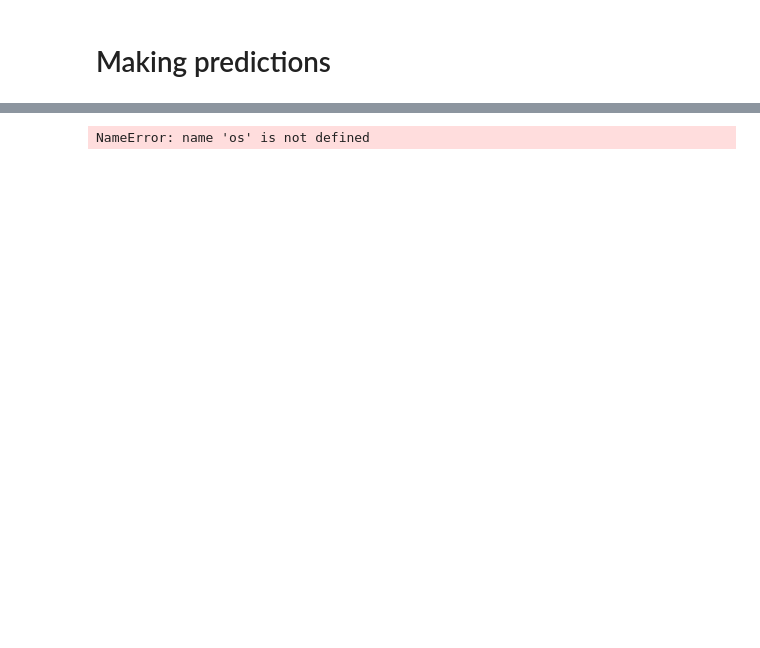
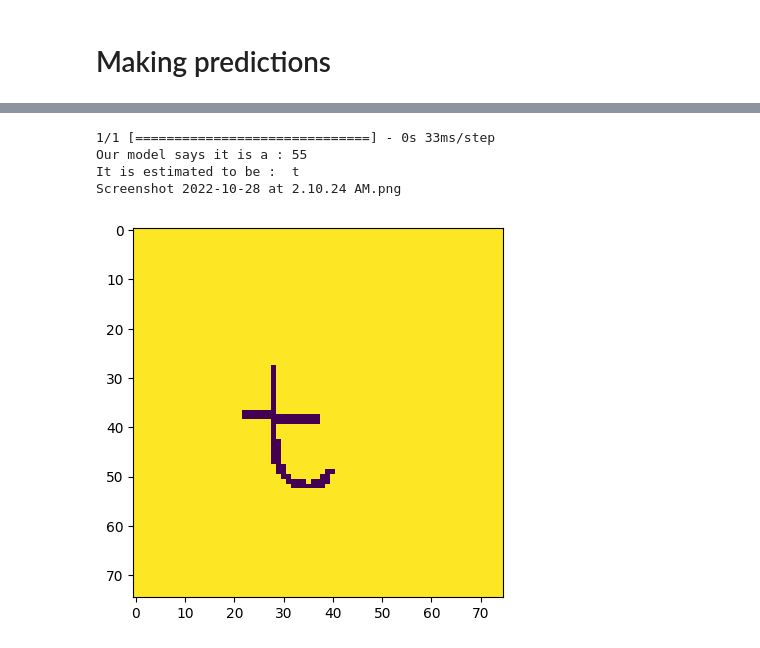
Before and after one commit to vvviettt/OCR, a Jupyter notebook: Alphanumeric classification.ipynb, the cells around one changed output, grey strips where cells are left out. Drawn from its saved outputs; the diff is of its cells as text; code cells hidden in the pictures; blank space fills up the shorter version.

```diff
--- a/Alphanumeric classification.ipynb
+++ b/Alphanumeric classification.ipynb
@@ -198,25 +209,29 @@ It is found to be :  Z
 # %%
 testing_data = os.listdir('test_folder')
 r = random.randint(0, len(testing_data)-1)
 image = testing_data[r]
-path = f"/Users/ratanprakash/Documents/tf_project/test_folder/{image}"
+path = f"/Users/vanviet/Documents/HandwrittenTextRecognition/test_folder/{image}"
 # path = r"/Users/ratanprakash/Documents/tf_project/test_folder/rr.png"
 
 test_image = cv2.imread(path, cv2.IMREAD_GRAYSCALE)
 test_image = cv2.resize(test_image, (img_size, img_size))
 # test_image = np.invert(test_image)
 test_image = test_image/255.0
 contrast_test_image = np.round_(test_image)
 test_image = contrast_test_image
 plt.imshow(test_image) #cmap='gray')
 
 test_image = test_image.reshape(1, img_size, img_size, 1)
 y_pred = model.predict(test_image)
 prediction = np.argmax(y_pred)
 
 print("Our model says it is a :", prediction)
 print("It is estimated to be : ", list(class_dict.keys())
       [list(class_dict.values()).index(prediction)])
 print(image)
 # %% [output]
-NameError: name 'os' is not defined
+1/1 [==============================] - 0s 33ms/step
+Our model says it is a : 55
+It is estimated to be :  t
+Screenshot 2022-10-28 at 2.10.24 AM.png
+[figure, added]
```
Also changed, not shown: parts of 8 cells of this notebook, 2 other files.
